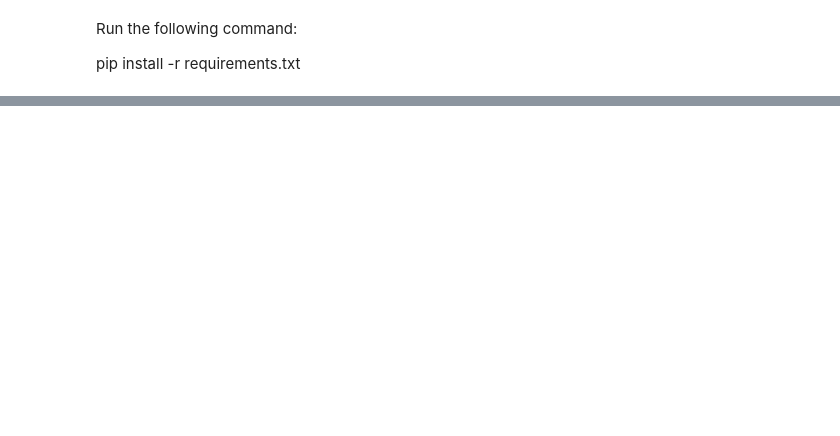
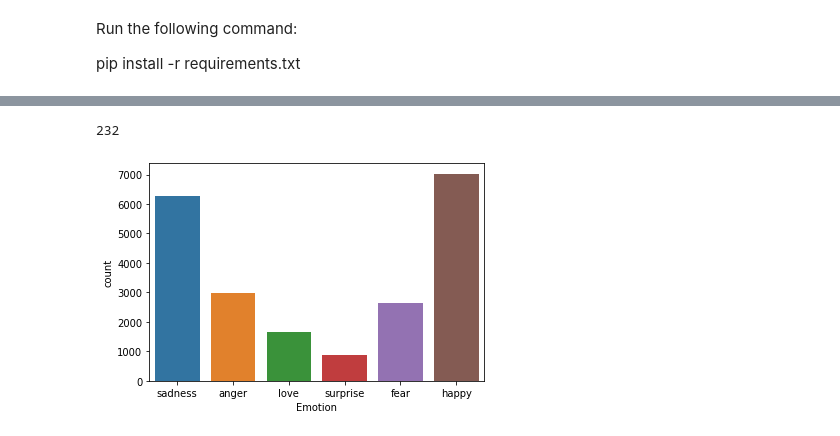
Before and after one commit to hassanali1228/twitter-emotion-bot, a Jupyter notebook: Twitter.ipynb, the cells around one changed output, grey strips where cells are left out. Drawn from its saved outputs; the diff is of its cells as text; code cells hidden in the pictures; blank space fills up the shorter version.

```diff
--- a/Twitter.ipynb
+++ b/Twitter.ipynb
@@ -135,0 +48,3 @@ print(check(predictions[0]))
+# %%
+dataset = pd.read_csv('./datasets/kaggle_dataset.csv')
+dataset.tail()
@@ -135,0 +74,5 @@ print(check(predictions[0]))
+# %%
+# Encoded Sentiment columns
+encoder = LabelEncoder()
+dataset['Label'] = encoder.fit_transform(dataset['Emotion'])
+dataset.tail()
@@ -135,0 +91,19 @@ print(check(predictions[0]))
+# %%
+def cleaning_text(text):
+    stop_words = stopwords.words("english")
+
+    text = re.sub(r'http\S+', " ", text)    # remove urls
+    text = re.sub(r'@\w+',' ',text)         # remove mentions
+    text = re.sub(r'#\w+', ' ', text)       # remove hastags
+    text = re.sub('r<.*?>',' ', text)       # remove html tags
+
+    # remove stopwords
+    text = text.split()
+    text = " ".join([word for word in text if not word in stop_words])
+
+    for punctuation in string.punctuation:
+        text = text.replace(punctuation, "")
+
+    return text
+
+dataset['Text'] = dataset['Text'].apply(lambda x: cleaning_text(x))
@@ -135,0 +136,11 @@ print(check(predictions[0]))
+# %%
+# Maximum sentence length
+max_len_words = max(list(dataset['Text'].apply(len)))
+print(max_len_words)
+# %% [output]
+232
+# %%
+sns.countplot(dataset.Emotion)
+plt.show()
+# %% [output]
+[figure, added]
```
Also changed, not shown: parts of 28 cells of this notebook, 4 other files.
